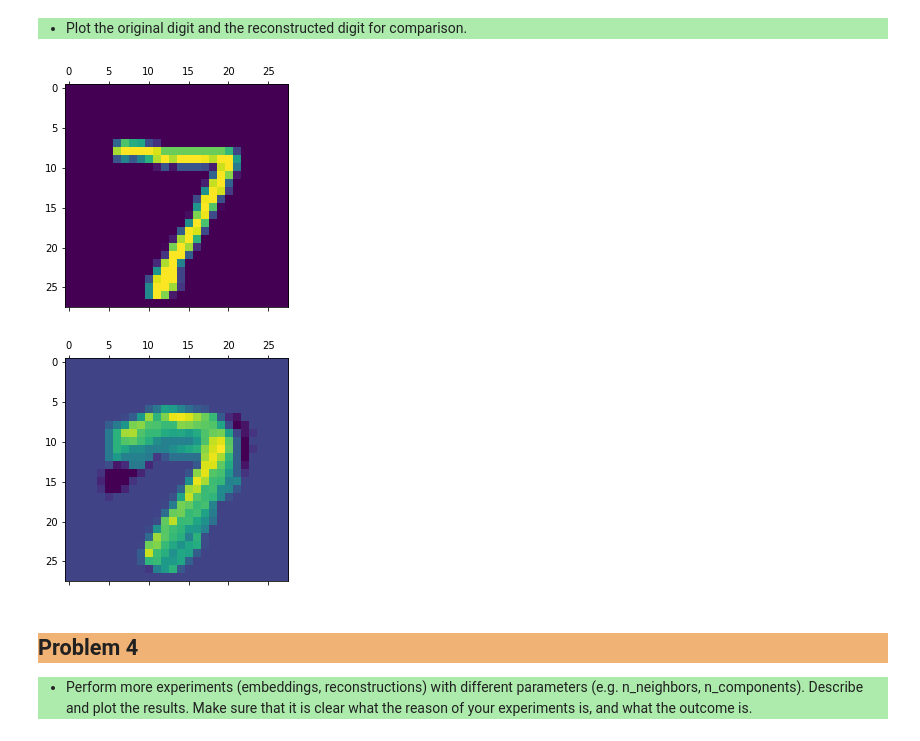
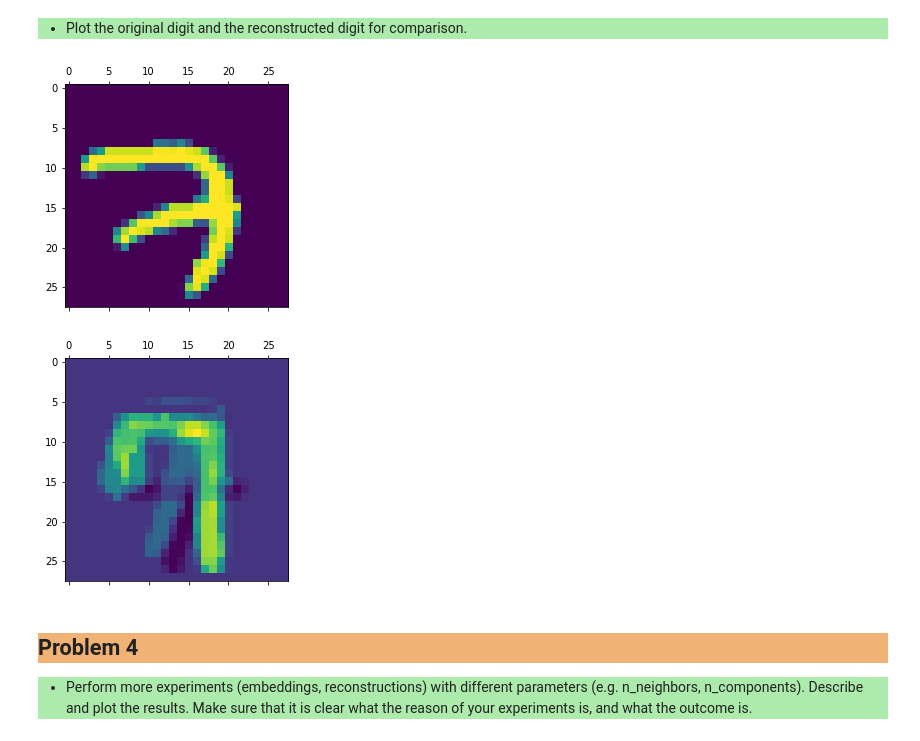
Before and after one commit to SimiPro/slt-exercises, a Jupyter notebook: slt-ce-1.ipynb, the cells around one changed output. Saved outputs shown, nothing was run; the diff lists cells and outputs as text; code cells hidden in the pictures.

```diff
--- a/slt-ce-1.ipynb
+++ b/slt-ce-1.ipynb
@@ -319,7 +319,7 @@ Wall time: 1min 4s
 
     </ul>
 # %%
-embedded_digit = myLLE.transform(mnist.test.images[0].reshape(1,-1))
+embedded_digit = myLLE.transform(mnist.train.images[0].reshape(1,-1))
 reconstructed_digit = myLLE.inverse_transform(embedded_digit)
 # %% [markdown]
 <ul style="background-color:#adebad;">
@@ -328,13 +328,13 @@ reconstructed_digit = myLLE.inverse_transform(embedded_digit)
         </li>
     </ul>
 # %%
-plt.matshow(mnist.test.images[0].reshape(28,28))
+plt.matshow(mnist.train.images[0].reshape(28,28))
 plt.show()
 plt.matshow(reconstructed_digit.reshape(28,28))
 plt.show()
 # %% [output]
-[figure, old version]
+[figure, new version]
-[figure, old version]
+[figure, new version]
 # %% [markdown]
 <h2 style="background-color:#f0b375;"> Problem 4 </h2>
 
```
Also changed, not shown: parts of 11 cells of this notebook, 4 other files.
